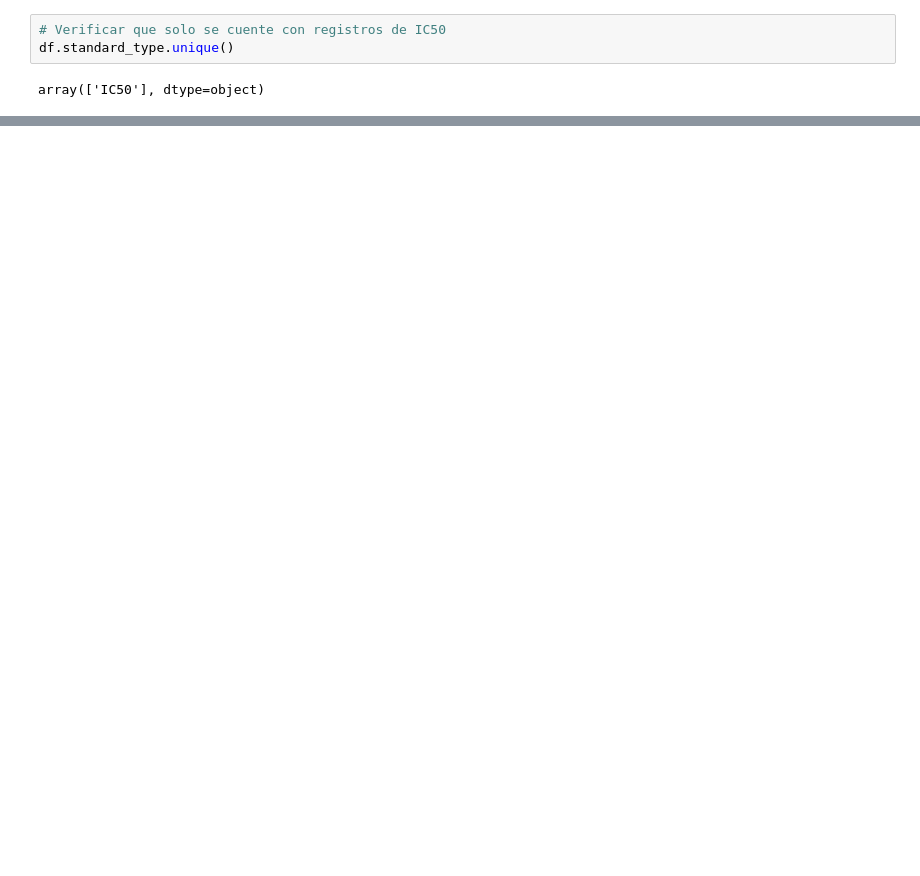
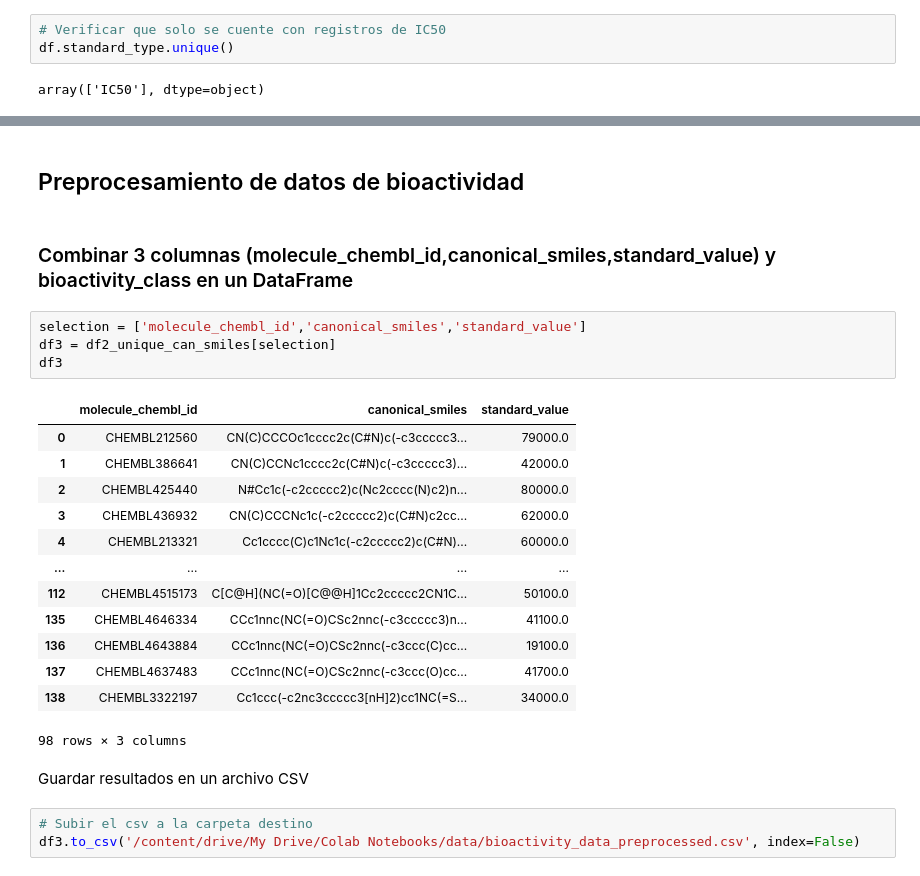
Before and after one commit to rromerov/Proyecto_Integrador, a Jupyter notebook: main.ipynb, the cells around one changed output, grey strips where cells are left out. Drawn from its saved outputs; the diff is of its cells as text; blank space fills up the shorter version.

```diff
--- a/main.ipynb
+++ b/main.ipynb
@@ -95,0 +217,27 @@ array(['IC50'], dtype=object)
+# %% [markdown]
+## Preprocesamiento de datos de bioactividad
+# %% [markdown]
+### Combinar 3 columnas (molecule_chembl_id,canonical_smiles,standard_value) y bioactivity_class en un DataFrame
+# %%
+selection = ['molecule_chembl_id','canonical_smiles','standard_value']
+df3 = df2_unique_can_smiles[selection]
+df3
+# %% [output]
+|  | molecule_chembl_id | canonical_smiles | standard_value |
+| 0 | CHEMBL212560 | CN(C)CCCOc1cccc2c(C#N)c(-c3ccccc3... | 79000.0 |
+| 1 | CHEMBL386641 | CN(C)CCNc1cccc2c(C#N)c(-c3ccccc3)... | 42000.0 |
+| 2 | CHEMBL425440 | N#Cc1c(-c2ccccc2)c(Nc2cccc(N)c2)n... | 80000.0 |
+| 3 | CHEMBL436932 | CN(C)CCCNc1c(-c2ccccc2)c(C#N)c2cc... | 62000.0 |
+| 4 | CHEMBL213321 | Cc1cccc(C)c1Nc1c(-c2ccccc2)c(C#N)... | 60000.0 |
+| ... | ... | ... | ... |
+| 112 | CHEMBL4515173 | C[C@H](NC(=O)[C@@H]1Cc2ccccc2CN1C... | 50100.0 |
+| 135 | CHEMBL4646334 | CCc1nnc(NC(=O)CSc2nnc(-c3ccccc3)n... | 41100.0 |
+| 136 | CHEMBL4643884 | CCc1nnc(NC(=O)CSc2nnc(-c3ccc(C)cc... | 19100.0 |
+| 137 | CHEMBL4637483 | CCc1nnc(NC(=O)CSc2nnc(-c3ccc(O)cc... | 41700.0 |
+| 138 | CHEMBL3322197 | Cc1ccc(-c2nc3ccccc3[nH]2)cc1NC(=S... | 34000.0 |
+98 rows × 3 columns
+# %% [markdown]
+Guardar resultados en un archivo CSV
+# %%
+# Subir el csv a la carpeta destino
+df3.to_csv('/content/drive/My Drive/Colab Notebooks/data/bioactivity_data_preprocessed.csv', index=False)
```
Also changed, not shown: parts of 26 cells of this notebook.
